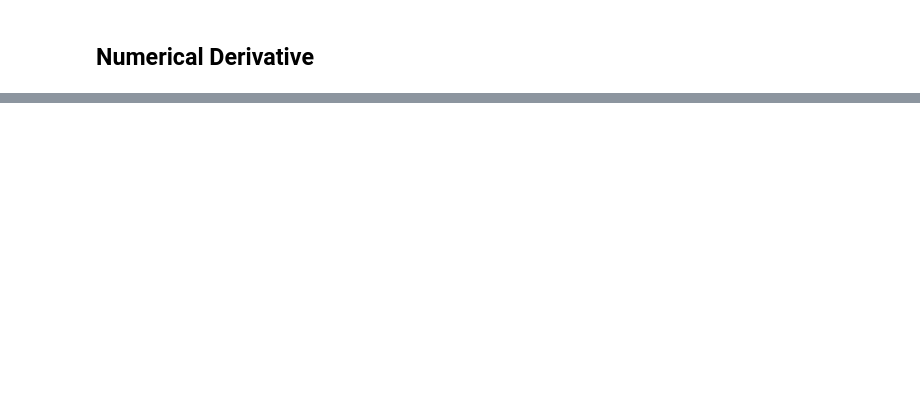
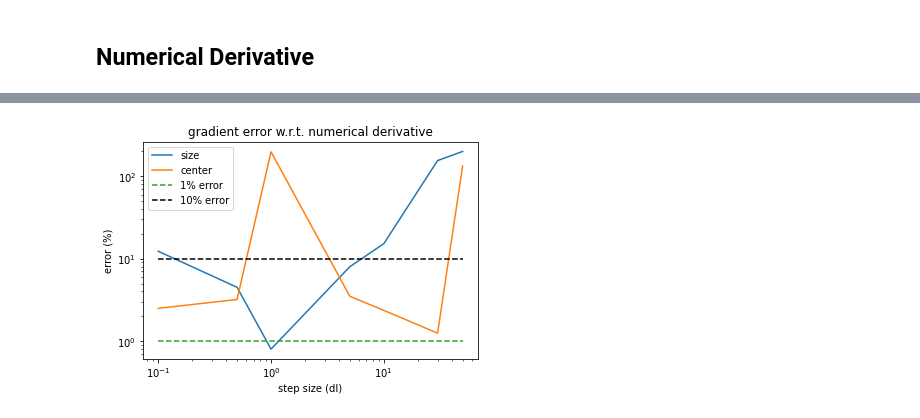
Before and after one commit to flexcompute-readthedocs/tidy3d-docs, a Jupyter notebook: docs/source/notebooks/Adjoint_Geometry.ipynb, the cells around one changed output, grey strips where cells are left out. Saved outputs shown, nothing was run; the diff lists cells and outputs as text; code cells hidden in the pictures; blank space fills up the shorter version.

```diff
--- a/docs/source/notebooks/Adjoint_Geometry.ipynb
+++ b/docs/source/notebooks/Adjoint_Geometry.ipynb
@@ -431,3 +618,7 @@ center:
 	numerical (normalized):  [ 0.1848517  -0.9770733  -0.10562954]
 	using jax (normalized):  [ 0.49094698 -0.8666399  -0.08891695]
 	norm(diff) / norm(numerical): 32.584 %
+# %%
+deltas = np.array([0.001, 0.005, 0.01, 0.05, 0.1, 0.3, 0.5])
+size_err = np.array([12.3, 4.5, 0.8, 8.0, 15.2, 155, 200])
+center_err = np.array([2.5, 3.2, 198, 3.5, 2.36, 1.25, 133])
@@ -433,0 +627,14 @@ center:
+# %%
+plt.plot(deltas / dl, size_err, label='size')
+plt.plot(deltas / dl, center_err, label='center')
+plt.plot(deltas / dl, 1. * np.ones_like(deltas), '--', label='1% error')
+plt.plot(deltas / dl, 10. * np.ones_like(deltas), 'k--', label='10% error')
+plt.xlabel('step size (dl)')
+plt.ylabel('error (%)')
+plt.xscale('log')
+plt.yscale('log')
+plt.title('gradient error w.r.t. numerical derivative')
+plt.legend()
+plt.show()
+# %% [output]
+[figure, added]
```
Also changed, not shown: parts of 17 cells of this notebook, 3 other files.
